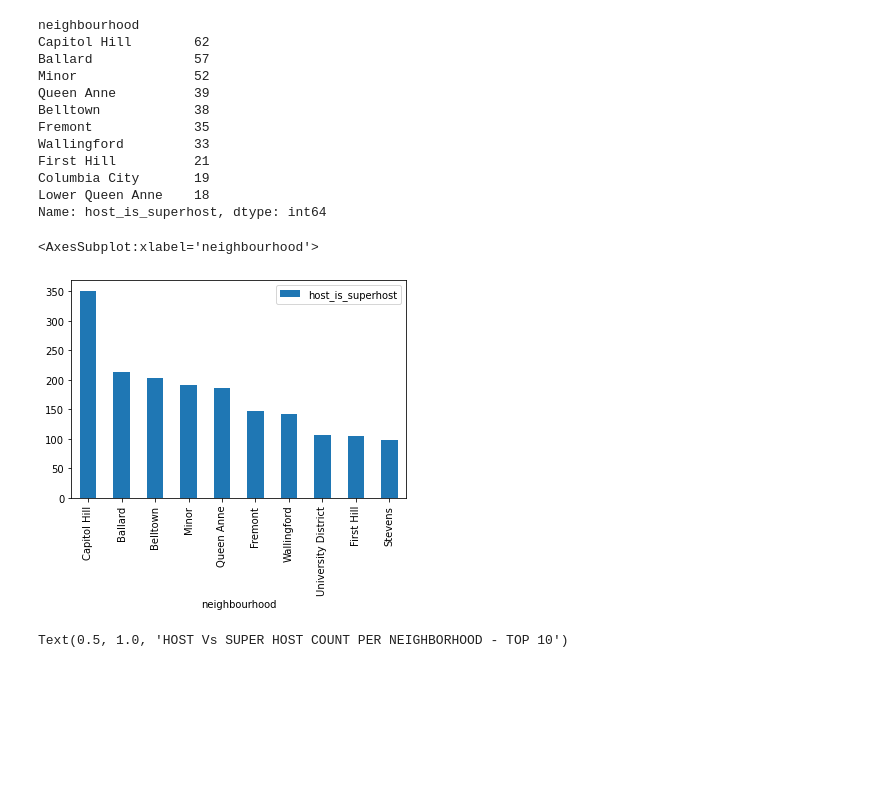
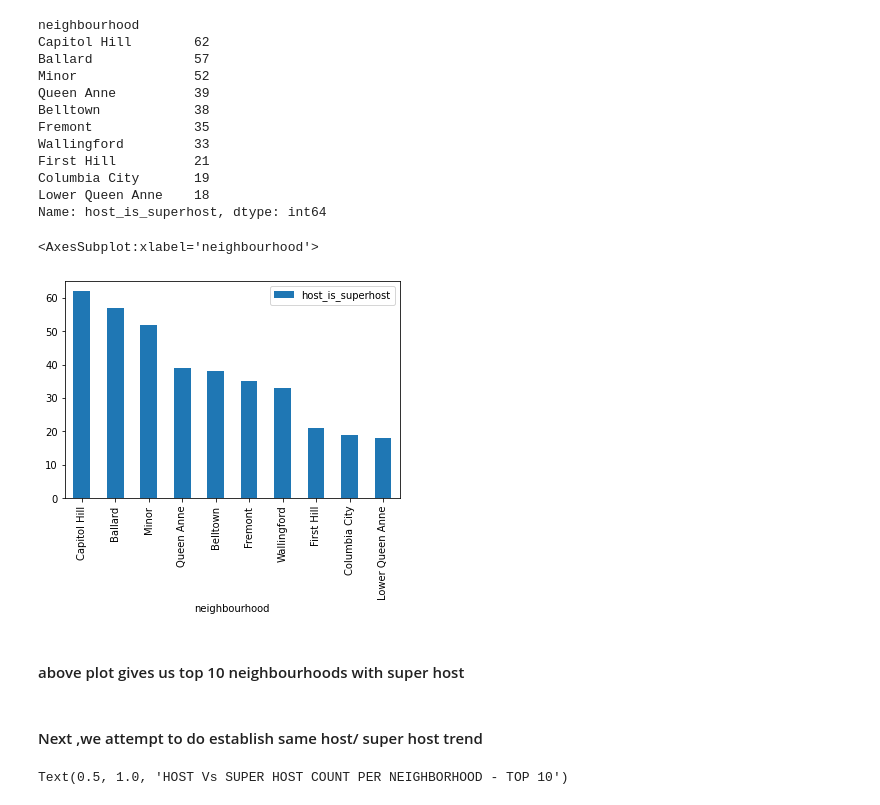
Before and after one commit to ankitkohli88/airbnb-data-analysis, a Jupyter notebook: Airbnb Data.ipynb, the cells around one changed output. Drawn from its saved outputs; the diff is of its cells as text; code cells hidden in the pictures; blank space fills up the shorter version.

```diff
--- a/Airbnb Data.ipynb
+++ b/Airbnb Data.ipynb
@@ -30,9 +33,9 @@ import matplotlib.pyplot as plt
 from IPython import display
 %matplotlib inline
 
-reviews = pd.read_csv('./Downloads/airbnb/reviews.csv')
-listings = pd.read_csv('./Downloads/airbnb/listings.csv')
-calendar = pd.read_csv('./Downloads/airbnb/calendar.csv')
+reviews = pd.read_csv('./resources/reviews.csv')
+listings = pd.read_csv('./resources/listings.csv')
+calendar = pd.read_csv('./resources/calendar.csv')
 
 
 calendar.head()
@@ -272,10 +324,15 @@ Columbia City       19
 Lower Queen Anne    18
 Name: host_is_superhost, dtype: int64
 # %%
-listings.groupby('neighbourhood')['host_is_superhost'].agg('size').nlargest(10).plot(kind = 'bar', legend=True)
+# top 10
+super_host.nlargest(10).plot(kind = 'bar', legend=True)
 # %% [output]
 <AxesSubplot:xlabel='neighbourhood'>
-[figure, old version]
+[figure, new version]
+# %% [markdown]
+#### above plot gives us top 10 neighbourhoods with super host
+# %% [markdown]
+#### Next ,we attempt to do establish same host/ super host trend
 # %%
 #get all data where hosts are superhost
 super_host = listings[listings['host_is_superhost']=='t']
```
Also changed, not shown: parts of 25 cells of this notebook.
